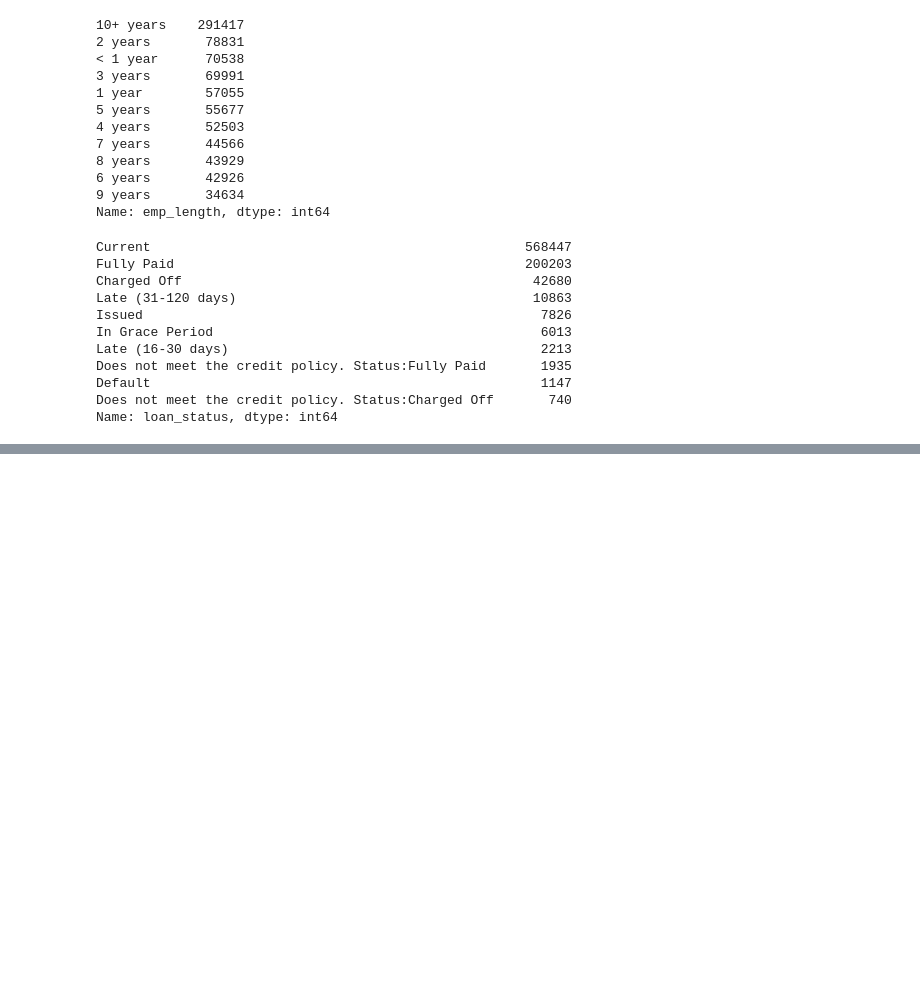
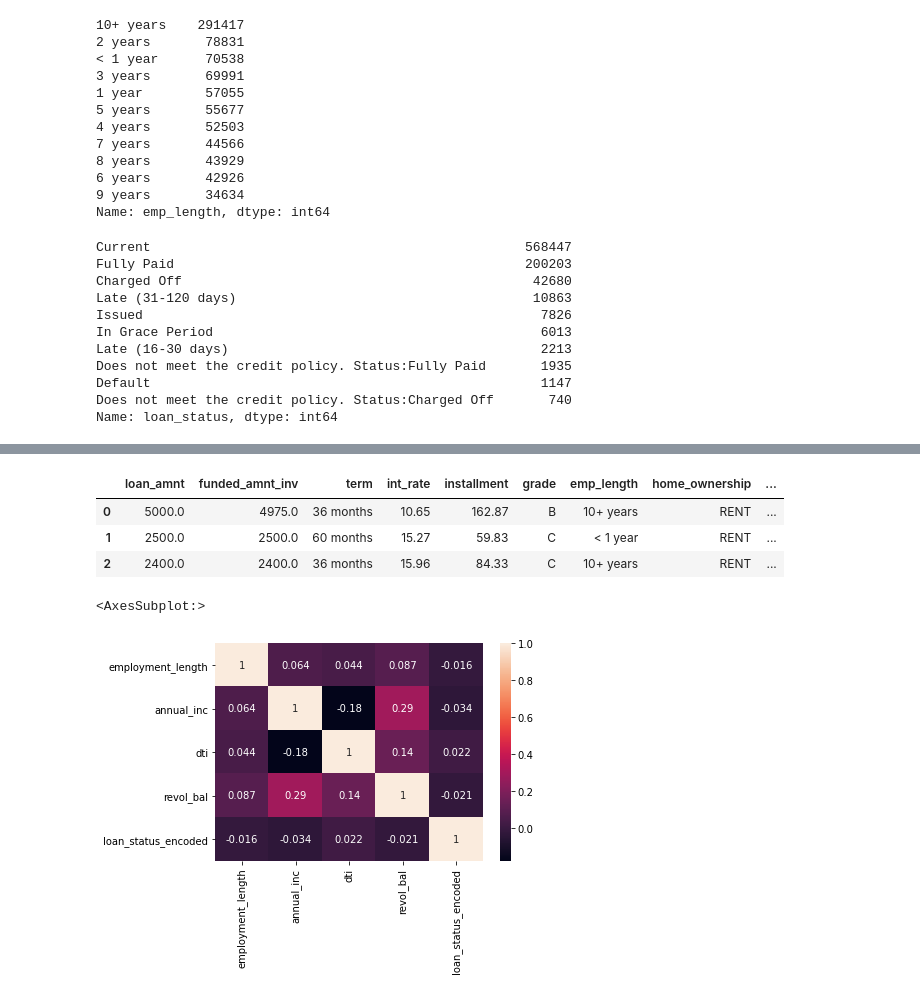
Before and after one commit to YingcanCarolWang/project-LC, a Jupyter notebook: Loan_data_analysis.ipynb, the cells around one changed output, grey strips where cells are left out. Saved outputs shown, nothing was run; the diff lists cells and outputs as text; code cells hidden in the pictures; blank space fills up the shorter version.

```diff
--- a/Loan_data_analysis.ipynb
+++ b/Loan_data_analysis.ipynb
@@ -205,4 +206,8 @@ Name: loan_status, dtype: int64
 # should be combine into a 'bad loan' category.
 bad_loan_list = ['Charged Off','Late (31-120 days)','In Grace Period','Late (16-30 days)',
                  'Default','Does not meet the credit policy. Status:Charged Off']
+# Good loan and onging loan
+good_loan_list = ['Fully Paid','Current','Issued',
+                  'Does not meet the credit policy. Status:Fully Paid']
 df_cleaned['loan_status_combined'] = df_cleaned['loan_status'].replace(bad_loan_list,'bad_loan')
+df_cleaned['loan_status_combined'] = df_cleaned['loan_status_combined'].replace(good_loan_list,'good_loan')
@@ -209,8 +220,16 @@ df_cleaned['loan_status_combined'] = df_cleaned['loan_status'].replace(bad_loan_
+# %%
+#label encode loan status to 0 and 1
+df_cleaned['loan_status_encoded'] = df_cleaned['loan_status_combined'].replace({'good_loan':0,
+                                                                                'bad_loan':1})
 # %%
 #convert delinq_2yrs, inq_last_6mths, total_acc and pub_rec to integer
 df_cleaned['delinq_2yrs'] = df_cleaned['delinq_2yrs'].astype(int)
 df_cleaned['inq_last_6mths'] = df_cleaned['inq_last_6mths'].astype(int)
 df_cleaned['total_acc'] = df_cleaned['total_acc'].astype(int)
 df_cleaned['pub_rec'] = df_cleaned['pub_rec'].astype(int)
+# %%
+#label encode grade
+df_cleaned['grade_encoded'] = df_cleaned['grade'].replace({'A':0,'B':1,'C':2,'D':3,'E':4,'F':5,
+                                                          'G':6})
 # %% [markdown]
 ## Borrower Clustering
@@ -247,0 +262,16 @@ In order to cluster borrowers into different types, we need to choose the most r
+# %%
+df_cleaned.head(3)
+# %% [output]
+|  | loan_amnt | funded_amnt_inv | term | int_rate | installment | grade | emp_length | home_ownership | ... |
+| 0 | 5000.0 | 4975.0 | 36 months | 10.65 | 162.87 | B | 10+ years | RENT | ... |
+| 1 | 2500.0 | 2500.0 | 60 months | 15.27 | 59.83 | C | < 1 year | RENT | ... |
+| 2 | 2400.0 | 2400.0 | 36 months | 15.96 | 84.33 | C | 10+ years | RENT | ... |
+# %%
+#subset dataframe based on repayment ability and willingness
+df_ability = df_cleaned[['employment_length','annual_inc','dti','revol_bal','loan_status_encoded']]
+df_willingness = df_cleaned[['grade_encoded','delinq_2yrs','inq_last_6mths','pub_rec','loan_status_encoded']]
+# %%
+sns.heatmap(df_ability.corr(), annot=True)
+# %% [output]
+<AxesSubplot:>
+[figure, added]
```
Also changed, not shown: parts of 11 cells of this notebook.
